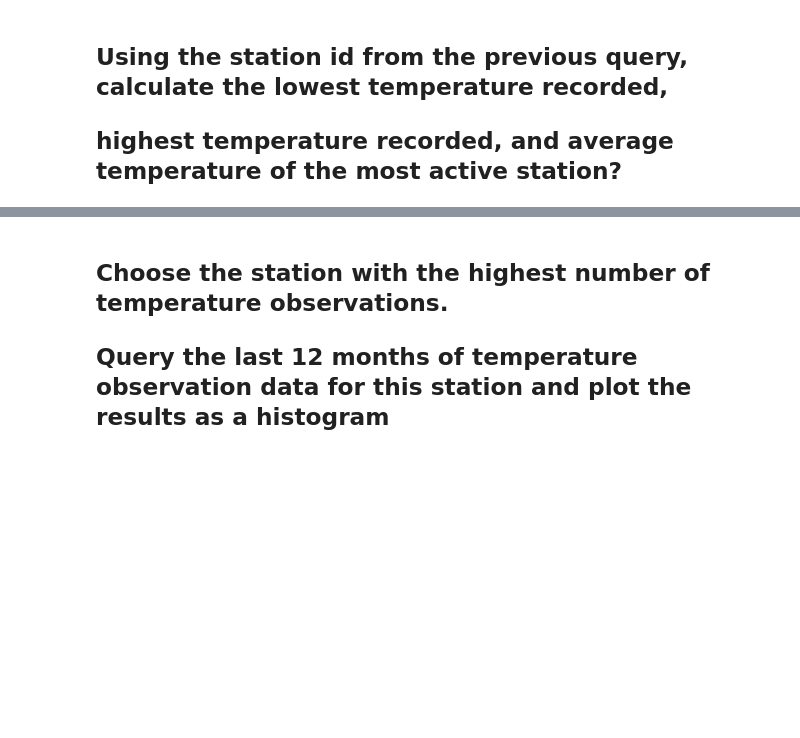
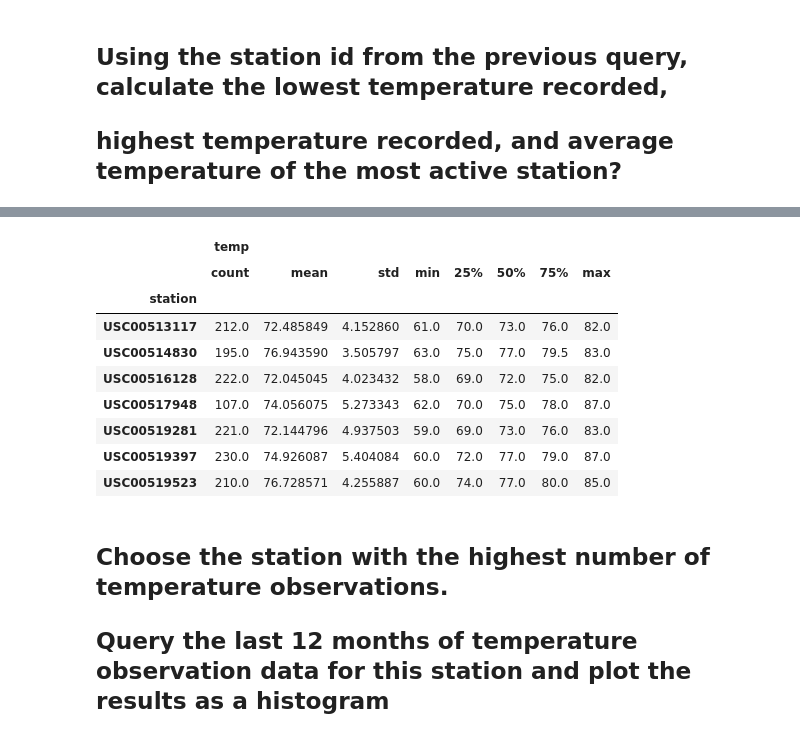
Before and after one commit to tundesalisu/sqlalchemy-challenge, a Jupyter notebook: Instructions/climate_starter.ipynb, the cells around one changed output, grey strips where cells are left out. Cells and saved outputs as stored; diff of their text form; code cells hidden in the pictures; blank space fills up the shorter version.

```diff
--- a/Instructions/climate_starter.ipynb
+++ b/Instructions/climate_starter.ipynb
@@ -220,0 +295,14 @@ sorted_prcp_date_table.describe()
+# %%
+avg_temp_stats = Temperature_stats.groupby(["station"])
+avg_temp_stats.describe()
+# %% [output]
+|  | temp |  |  |  |  |  |  |  |
+|  | count | mean | std | min | 25% | 50% | 75% | max |
+| station |  |  |  |  |  |  |  |  |
+| USC00513117 | 212.0 | 72.485849 | 4.152860 | 61.0 | 70.0 | 73.0 | 76.0 | 82.0 |
+| USC00514830 | 195.0 | 76.943590 | 3.505797 | 63.0 | 75.0 | 77.0 | 79.5 | 83.0 |
+| USC00516128 | 222.0 | 72.045045 | 4.023432 | 58.0 | 69.0 | 72.0 | 75.0 | 82.0 |
+| USC00517948 | 107.0 | 74.056075 | 5.273343 | 62.0 | 70.0 | 75.0 | 78.0 | 87.0 |
+| USC00519281 | 221.0 | 72.144796 | 4.937503 | 59.0 | 69.0 | 73.0 | 76.0 | 83.0 |
+| USC00519397 | 230.0 | 74.926087 | 5.404084 | 60.0 | 72.0 | 77.0 | 79.0 | 87.0 |
+| USC00519523 | 210.0 | 76.728571 | 4.255887 | 60.0 | 74.0 | 77.0 | 80.0 | 85.0 |
```
Also changed, not shown: parts of 16 cells of this notebook.
